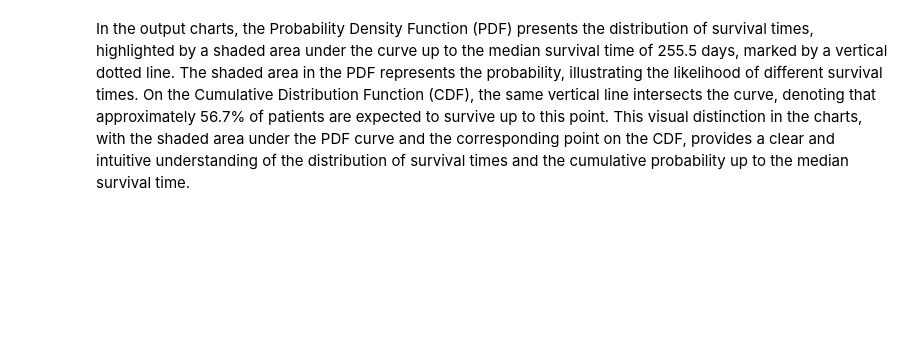
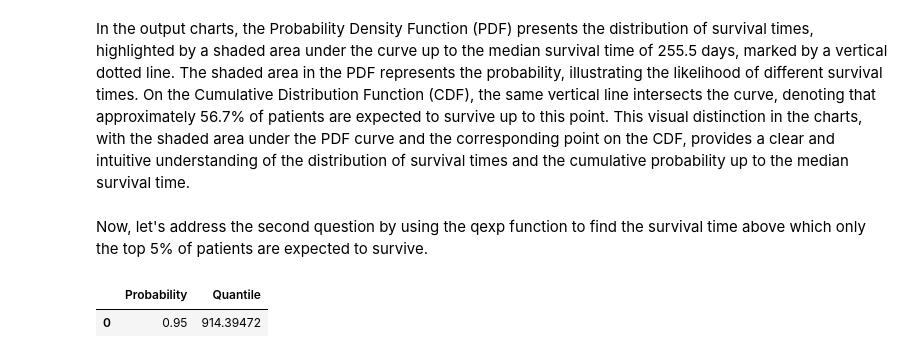
Before and after one commit to UBC-MDS/mathdistops, a Jupyter notebook: docs/example_exp.ipynb, the cells around one changed output. Cells and saved outputs as stored; diff of their text form; code cells hidden in the pictures; blank space fills up the shorter version.

Commit message:
feat: add qexp example

```diff
--- a/docs/example_exp.ipynb
+++ b/docs/example_exp.ipynb
@@ -71,3 +71,12 @@ fig
 [interactive output not drawn]
 # %% [markdown]
 In the output charts, the Probability Density Function (PDF) presents the distribution of survival times, highlighted by a shaded area under the curve up to the median survival time of 255.5 days, marked by a vertical dotted line. The shaded area in the PDF represents the probability, illustrating the likelihood of different survival times. On the Cumulative Distribution Function (CDF), the same vertical line intersects the curve, denoting that approximately 56.7% of patients are expected to survive up to this point. This visual distinction in the charts, with the shaded area under the PDF curve and the corresponding point on the CDF, provides a clear and intuitive understanding of the distribution of survival times and the cumulative probability up to the median survival time.
+# %% [markdown]
+Now, let's address the second question by using the qexp function to find the survival time above which only the top 5% of patients are expected to survive.
+# %%
+# Find the survival time corresponding to the top 5 percentile
+df, fig = qexp(0.95, rate=rate, graph=True)
+df
+# %% [output]
+|  | Probability | Quantile |
+| 0 | 0.95 | 914.39472 |
```
Also changed, not shown: parts of 3 cells of this notebook.
